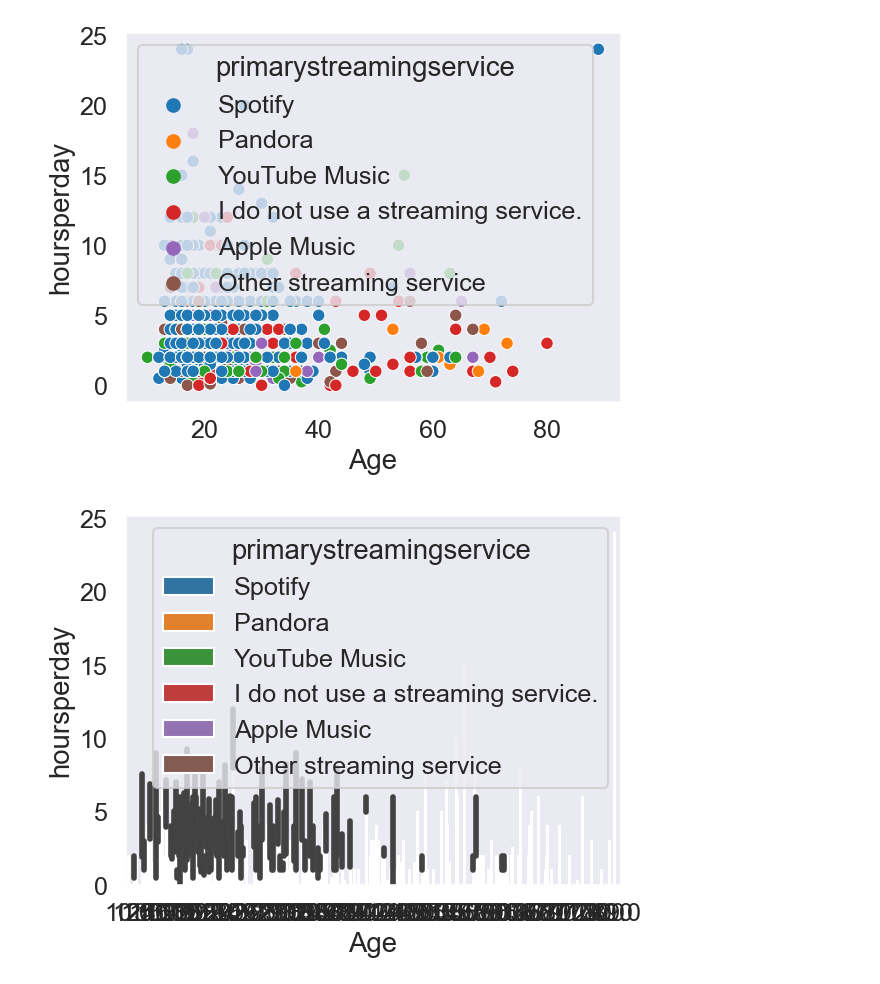
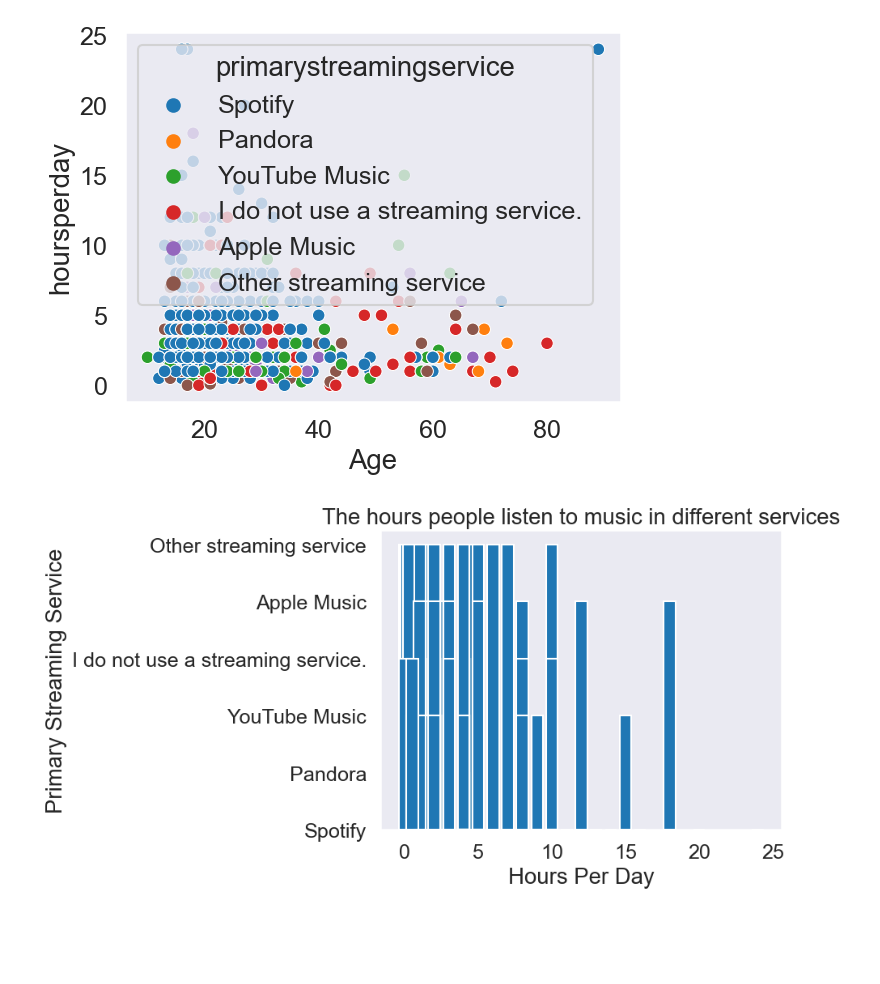
Before and after one commit to FranklinBosire/Music-And-Therapy-Survey, a Jupyter notebook: Music And Therapy Survey.ipynb, the cells around one changed output. Saved outputs shown, nothing was run; the diff lists cells and outputs as text; code cells hidden in the pictures; blank space fills up the shorter version.

```diff
--- a/Music And Therapy Survey.ipynb
+++ b/Music And Therapy Survey.ipynb
@@ -615,11 +545,12 @@ sns.scatterplot(x='Age', y='hoursperday', data=dat,
 plt.show()
 # %% [output]
 [figure]
-# %%
-#barplot of primary streaming service on age against hours per day
-sns.barplot(x='Age',y='hoursperday', data=dat,
-            hue='primarystreamingservice')
-
-plt.show()
-# %% [output]
-[figure, removed]
+# %%
+#Most people listen to music for an average of 10hours
+plt.bar(x=dat['hoursperday'],height=dat['primarystreamingservice'])
+plt.ylabel("Primary Streaming Service")
+plt.xlabel("Hours Per Day")
+plt.title("The hours people listen to music in different services")
+plt.show()
+# %% [output]
+[figure, added]
```
Also changed, not shown: parts of 26 cells of this notebook.
